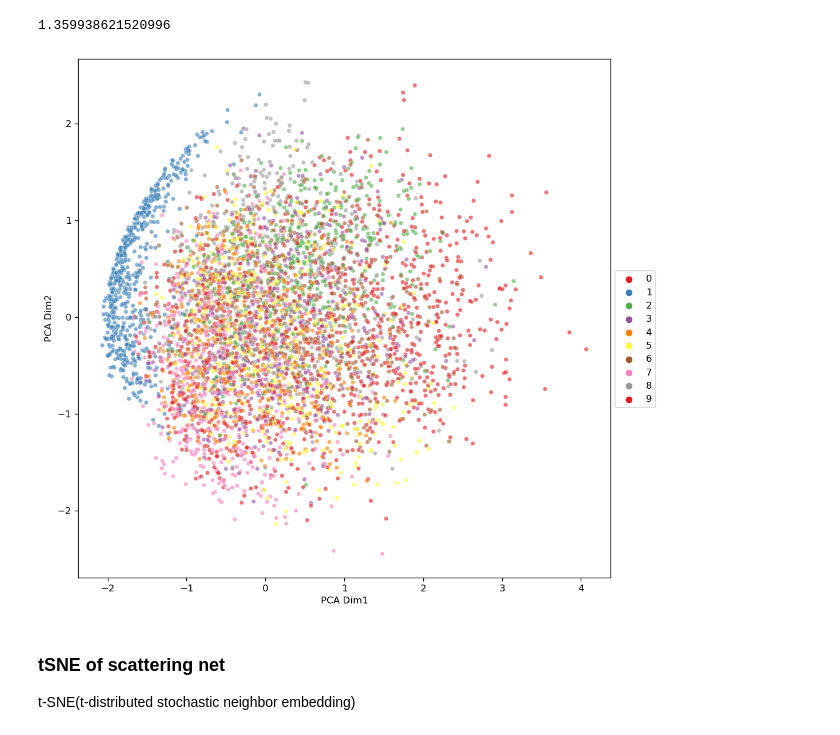
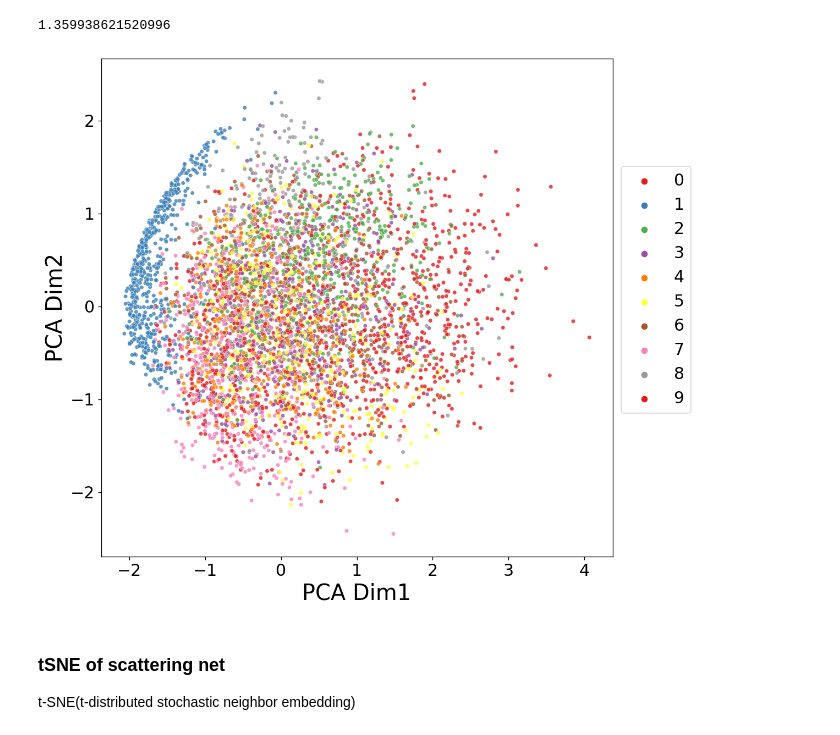
Before and after one commit to kaiwang19/math_deeplearning, a Jupyter notebook: FeatureExtraction_Scattering.ipynb, the cells around one changed output. Cells and saved outputs as stored; diff of their text form; code cells hidden in the pictures.

```diff
--- a/FeatureExtraction_Scattering.ipynb
+++ b/FeatureExtraction_Scattering.ipynb
@@ -129,16 +129,20 @@ end - start
 # %%
 Sdata_pca_embedded_df = pd.DataFrame(Sdata_pca_embedded,index=Slabel)
 Sdata_pca_embedded_df = Sdata_pca_embedded_df.reset_index()
 Sdata_pca_embedded_df['index'] = Sdata_pca_embedded_df['index'].astype(int)
 Sdata_pca_embedded_df_plot = Sdata_pca_embedded_df.loc[range(5000),:]
 Sdata_pca_embedded_df_plot.columns = ['Label','PCA Dim1', 'PCA Dim2']
 plt.figure(figsize=(10,10),dpi=120)
 ax = sns.scatterplot(x='PCA Dim1', y='PCA Dim2',hue='Label',data=Sdata_pca_embedded_df_plot,
-                     palette='Set1',alpha=0.6,s=20,legend='full') # tab10  Set1  husl
-legend = plt.legend(bbox_to_anchor=(1, 0.6))
+                     palette='Set1',alpha=0.8,s=20,legend='full') # tab10  Set1  husl
+ax.set_xlabel('PCA Dim1', fontsize=24)
+ax.set_ylabel('PCA Dim2', fontsize=24)
+ax.tick_params(labelsize=18)
+# ax.set_title('PCA of scattering net', fontsize=30, position=(0.5,1.02))
+legend = plt.legend(bbox_to_anchor=(1, 0.8),fontsize='18')
 plt.show()
 # %% [output]
-[figure, old version]
+[figure, new version]
 # %% [markdown]
 ### tSNE of scattering net
 t-SNE(t-distributed stochastic neighbor embedding)
```
Also changed, not shown: parts of 1 cell of this notebook, 2 other files.
